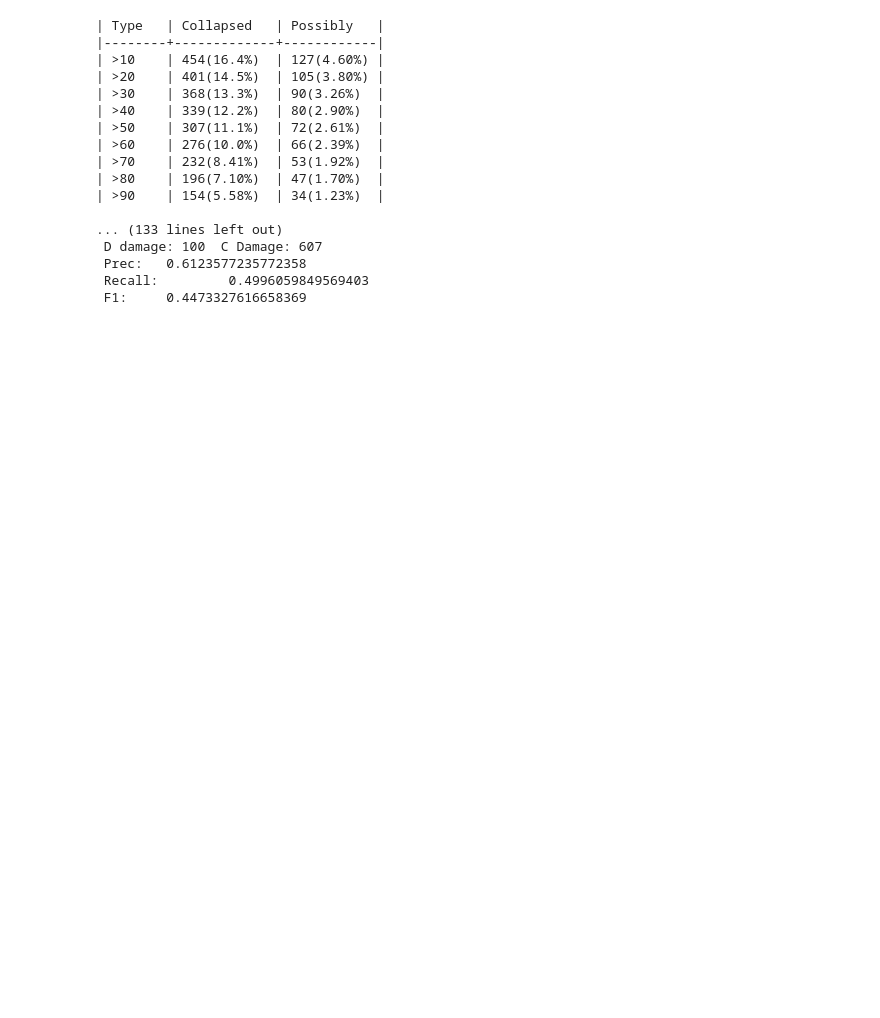
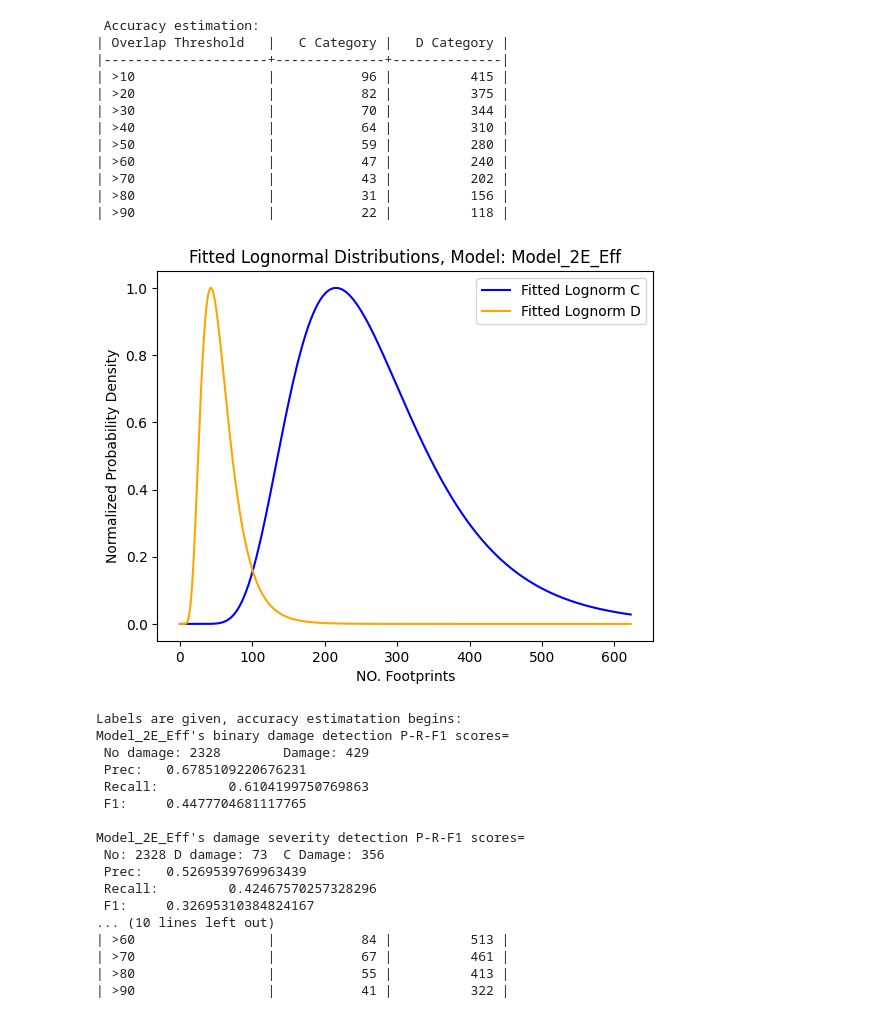
Before and after one commit to TRG-AI4Good/Lahaina_Generalizability, a Jupyter notebook: Run.ipynb, the cells around one changed output. Saved outputs shown, nothing was run; the diff lists cells and outputs as text; code cells hidden in the pictures; blank space fills up the shorter version.

```diff
--- a/Run.ipynb
+++ b/Run.ipynb
@@ -58,20 +129,0 @@ Models=['Model_2E_Eff','Model_2E_Eff_CD','Model_2E_Eff_ARIA','Model_2E_Tra','Mod
-# %%
-A.Poly_to_Matching(Models,T=0.25)
-# %% [output]
-| Type   | Collapsed   | Possibly   |
-|--------+-------------+------------|
-| >10    | 454(16.4%)  | 127(4.60%) |
-| >20    | 401(14.5%)  | 105(3.80%) |
-| >30    | 368(13.3%)  | 90(3.26%)  |
-| >40    | 339(12.2%)  | 80(2.90%)  |
-| >50    | 307(11.1%)  | 72(2.61%)  |
-| >60    | 276(10.0%)  | 66(2.39%)  |
-| >70    | 232(8.41%)  | 53(1.92%)  |
-| >80    | 196(7.10%)  | 47(1.70%)  |
-| >90    | 154(5.58%)  | 34(1.23%)  |
-
-... (133 lines left out)
- D damage: 100  C Damage: 607
- Prec:   0.6123577235772358
- Recall:         0.4996059849569403
- F1:     0.4473327616658369
@@ -79,0 +157,46 @@ A.Poly_to_Matching(Models,T=0.25)
+# %%
+# Mathcing segmentation geo-polygons with the building footprints
+'''
+This also outputs the inventory parquet with two new columns PD and PC that shows
+the resulting overlapping ratio, upon which various illustration in the manuscript
+can be drawn
+into a single parquet file geometry for C and D damages
+│── Results
+│   └── Model-X
+│       └── Shape_Files
+│           └── D.aprquet
+│           └── C.aprquet
+'''
+Models=['Model_2E_Eff','Model_2E_Eff_CD','Model_2E_Eff_ARIA','Model_2E_Tra','Model_2E_Tra_CD','Model_2E_Tra_ARIA']
+A.Poly_to_Matching(Models,T=0.25)
+# %% [output]
+ Accuracy estimation:
+| Overlap Threshold   |   C Category |   D Category |
+|---------------------+--------------+--------------|
+| >10                 |           96 |          415 |
+| >20                 |           82 |          375 |
+| >30                 |           70 |          344 |
+| >40                 |           64 |          310 |
+| >50                 |           59 |          280 |
+| >60                 |           47 |          240 |
+| >70                 |           43 |          202 |
+| >80                 |           31 |          156 |
+| >90                 |           22 |          118 |
+[figure, added]
+Labels are given, accuracy estimatation begins:
+Model_2E_Eff's binary damage detection P-R-F1 scores=
+ No damage: 2328        Damage: 429
+ Prec:   0.6785109220676231
+ Recall:         0.6104199750769863
+ F1:     0.4477704681117765
+
+Model_2E_Eff's damage severity detection P-R-F1 scores=
+ No: 2328 D damage: 73  C Damage: 356
+ Prec:   0.5269539769963439
+ Recall:         0.42467570257328296
+ F1:     0.32695310384824167
+... (10 lines left out)
+| >60                 |           84 |          513 |
+| >70                 |           67 |          461 |
+| >80                 |           55 |          413 |
+| >90                 |           41 |          322 |
```
Also changed, not shown: parts of 26 cells of this notebook.
